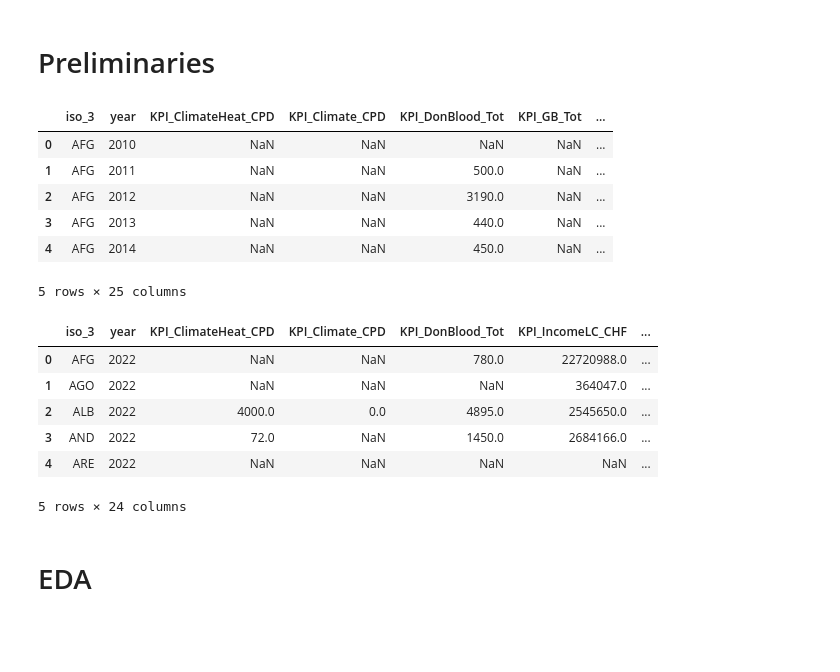
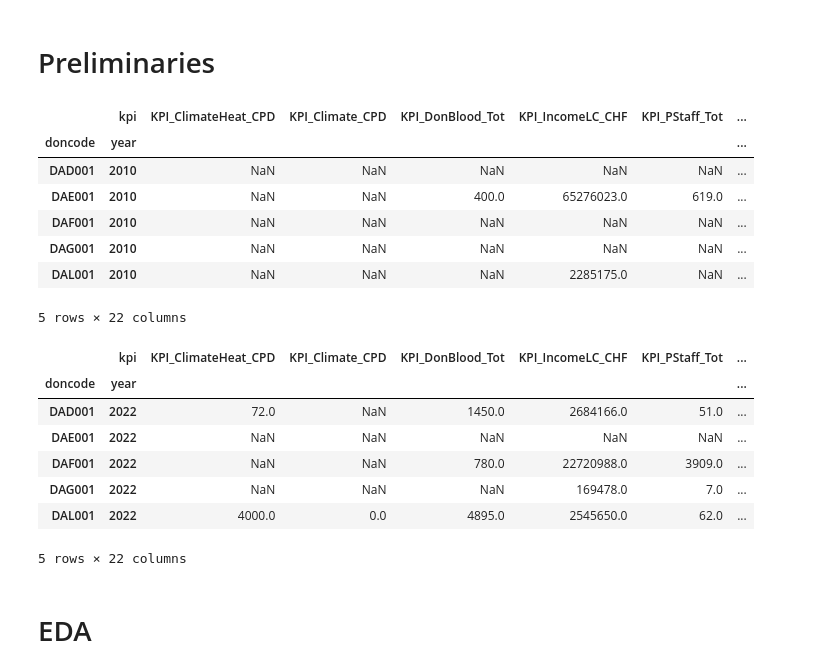
Before and after one commit to FDRS-ifrc/fdrs_imputation_2.0, a Jupyter notebook: Baldur/impute.ipynb, the cells around one changed output. Saved outputs shown, nothing was run; the diff lists cells and outputs as text; code cells hidden in the pictures; blank space fills up the shorter version.

Commit message:
Trained the baseline imputer

```diff
--- a/Baldur/impute.ipynb
+++ b/Baldur/impute.ipynb
@@ -10,48 +10,50 @@ import plotly.express as px
 # importing the challenge data
 import os
 origin_dir = os.getcwd()
-data_dir = "c:\\Users\\chin.kwan\\OneDrive - IFRC\\Desktop\\Missing data imputation\\fdrs_imputation_2.0\\challenge_data"
+data_dir = "C:\\Users\\chin.kwan\\OneDrive - IFRC\\Desktop\\fdrs_imputation_2.0\\challenge_data"
 os.chdir(data_dir)
 
 # training set
-train_data_files = os.listdir(data_dir)[:-3]
+train_data_files = os.listdir(data_dir)[:-4]
 train_data = pd.DataFrame()
 
 for file in train_data_files:
     chal_data = pd.read_csv(file)
+
+    # Pivoting challenge data into wide format
+    chal_data = chal_data.pivot(index = ['doncode', 'year'],
+                                columns = "kpi", values = "value")
     train_data = pd.concat([train_data, chal_data])
 
-# Adding ISO3 code
-ns_data = pd.read_csv("ns_data.csv")
-train_data = train_data.merge(ns_data[["KPI_DON_code", "iso_3"]], how = "left", left_on = "doncode", right_on = "KPI_DON_code")
+train_data.head()
 
-# Transforming data into wide format
-train_data = train_data.pivot(index = ["iso_3", "year"], columns = "kpi", values = "value").reset_index()
-train_data.columns.name = ""
-train_data.head()
+# # Adding ISO3 code
+# ns_data = pd.read_csv("ns_data.csv")
+# train_data = train_data.merge(ns_data[["KPI_DON_code", "iso_3"]], how = "left", left_on = "doncode", right_on = "KPI_DON_code")
 # %% [output]
-|  | iso_3 | year | KPI_ClimateHeat_CPD | KPI_Climate_CPD | KPI_DonBlood_Tot | KPI_GB_Tot | ... |
-| 0 | AFG | 2010 | NaN | NaN | NaN | NaN | ... |
-| 1 | AFG | 2011 | NaN | NaN | 500.0 | NaN | ... |
-| 2 | AFG | 2012 | NaN | NaN | 3190.0 | NaN | ... |
-| 3 | AFG | 2013 | NaN | NaN | 440.0 | NaN | ... |
-| 4 | AFG | 2014 | NaN | NaN | 450.0 | NaN | ... |
+|  | kpi | KPI_ClimateHeat_CPD | KPI_Climate_CPD | KPI_DonBlood_Tot | KPI_IncomeLC_CHF | KPI_PStaff_Tot | ... |
+| doncode | year |  |  |  |  |  | ... |
+| DAD001 | 2010 | NaN | NaN | NaN | NaN | NaN | ... |
+| DAE001 | 2010 | NaN | NaN | 400.0 | 65276023.0 | 619.0 | ... |
+| DAF001 | 2010 | NaN | NaN | NaN | NaN | NaN | ... |
+| DAG001 | 2010 | NaN | NaN | NaN | NaN | NaN | ... |
+| DAL001 | 2010 | NaN | NaN | NaN | 2285175.0 | NaN | ... |
-5 rows × 25 columns
+5 rows × 22 columns
 # %%
 # test set
 test_data = pd.read_csv("challenge_data_2022.csv")
-test_data = test_data.merge(ns_data[["KPI_DON_code", "iso_3"]], how = "left", left_on = "doncode", right_on = "KPI_DON_code")
-test_data = test_data.pivot(index = ["iso_3", "year"], columns = "kpi", values = "value").reset_index()
-test_data.columns.name = ""
+test_data = test_data.pivot(index = ["doncode", "year"],
+                            columns = "kpi", values = "value")
 test_data.head()
 # %% [output]
-|  | iso_3 | year | KPI_ClimateHeat_CPD | KPI_Climate_CPD | KPI_DonBlood_Tot | KPI_IncomeLC_CHF | ... |
-| 0 | AFG | 2022 | NaN | NaN | 780.0 | 22720988.0 | ... |
-| 1 | AGO | 2022 | NaN | NaN | NaN | 364047.0 | ... |
-| 2 | ALB | 2022 | 4000.0 | 0.0 | 4895.0 | 2545650.0 | ... |
-| 3 | AND | 2022 | 72.0 | NaN | 1450.0 | 2684166.0 | ... |
-| 4 | ARE | 2022 | NaN | NaN | NaN | NaN | ... |
+|  | kpi | KPI_ClimateHeat_CPD | KPI_Climate_CPD | KPI_DonBlood_Tot | KPI_IncomeLC_CHF | KPI_PStaff_Tot | ... |
+| doncode | year |  |  |  |  |  | ... |
+| DAD001 | 2022 | 72.0 | NaN | 1450.0 | 2684166.0 | 51.0 | ... |
+| DAE001 | 2022 | NaN | NaN | NaN | NaN | NaN | ... |
+| DAF001 | 2022 | NaN | NaN | 780.0 | 22720988.0 | 3909.0 | ... |
+| DAG001 | 2022 | NaN | NaN | NaN | 169478.0 | 7.0 | ... |
+| DAL001 | 2022 | 4000.0 | 0.0 | 4895.0 | 2545650.0 | 62.0 | ... |
-5 rows × 24 columns
+5 rows × 22 columns
 # %% [markdown]
 # EDA
 # %%
```
Also changed, not shown: parts of 7 cells of this notebook.
